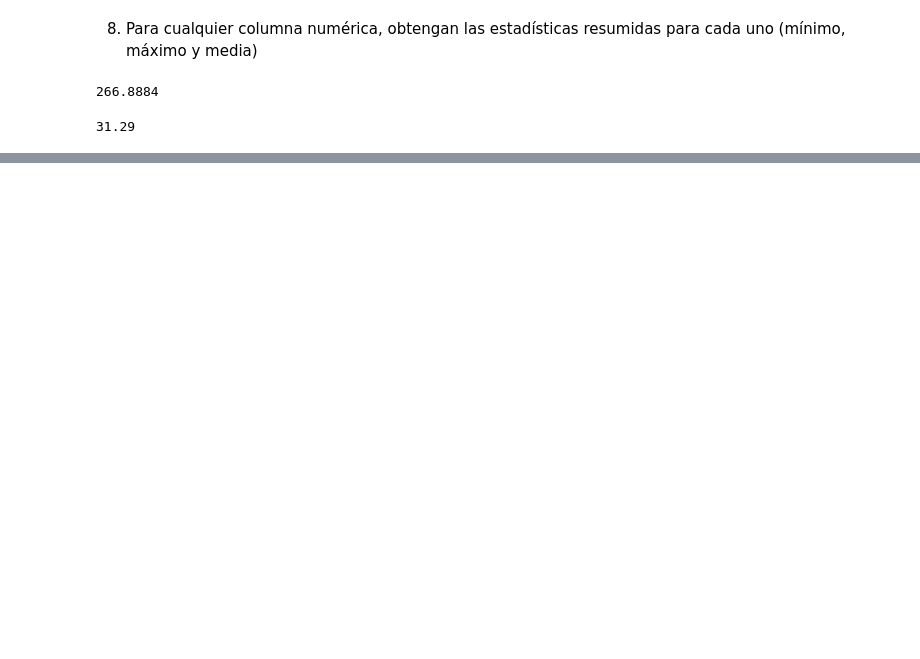
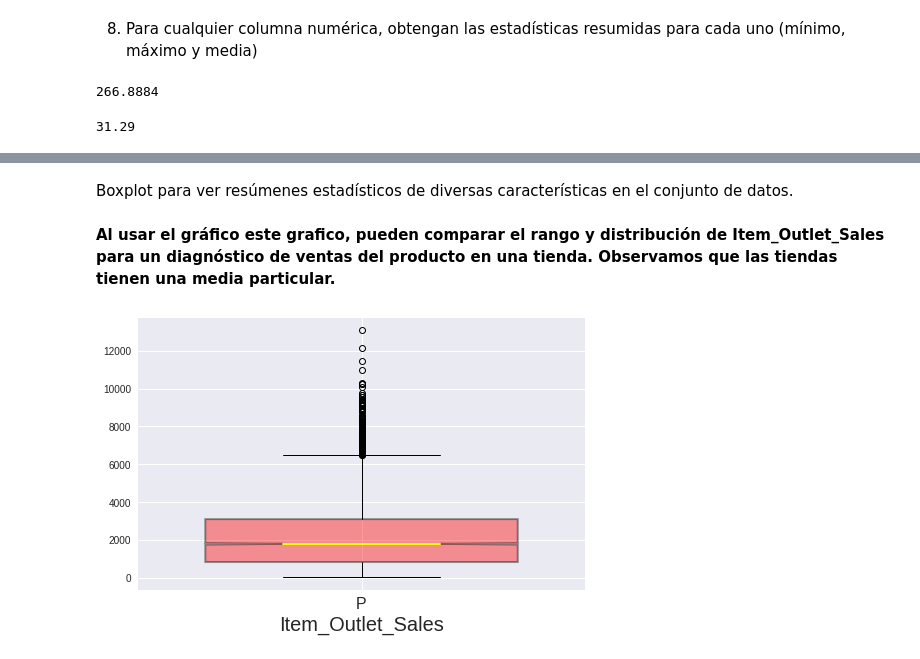
Before and after one commit to jazminmontenegro/introduction-to-github, a Jupyter notebook: productos_alimenticios.ipynb, the cells around one changed output, grey strips where cells are left out. Drawn from its saved outputs; the diff is of its cells as text; code cells hidden in the pictures; blank space fills up the shorter version.

```diff
--- a/productos_alimenticios.ipynb
+++ b/productos_alimenticios.ipynb
@@ -213,0 +200,23 @@ df.Item_MRP.median()
+# %% [markdown]
+Boxplot para ver resúmenes estadísticos de diversas características en el conjunto de datos.
+# %% [markdown]
+**Al usar el gráfico este grafico, pueden comparar el rango y distribución de Item_Outlet_Sales para un diagnóstico de ventas del producto en una tienda. Observamos que las tiendas tienen una media particular.**
+# %%
+
+producto_tienda=df['Item_Outlet_Sales']
+fig, axes = plt.subplots(nrows = 1, ncols = 1, figsize = (8,5))
+boxplots = axes.boxplot([producto_tienda],
+           notch = True,
+           labels=['P'],
+           widths = .7,
+           patch_artist=True,
+           medianprops = dict(linestyle='-', linewidth=2, color='Yellow'),
+           boxprops = dict(linestyle='--', linewidth=2, color='Black', facecolor = 'blue', alpha = .4)
+          );
+
+boxplot1 = boxplots['boxes'][0]
+boxplot1.set_facecolor('red')
+plt.xlabel('Item_Outlet_Sales', fontsize = 20);
+plt.xticks(fontsize = 16);
+# %% [output]
+[figure, added]
```
Also changed, not shown: parts of 18 cells of this notebook.
